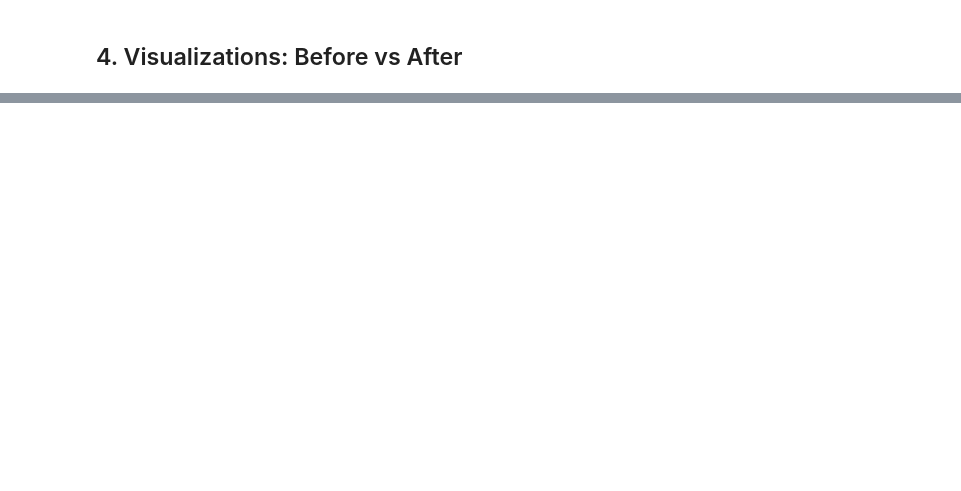
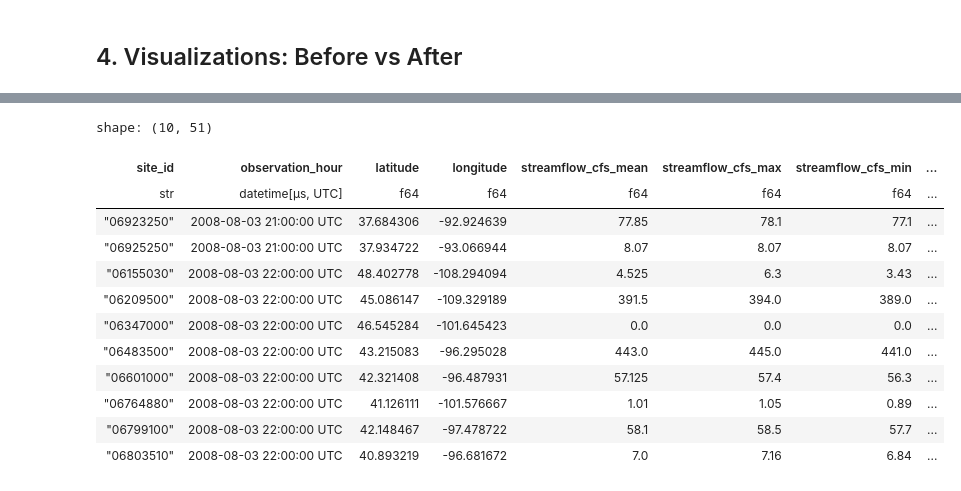
Before and after one commit to connorjsmith28/Flood-Forecasting, a Jupyter notebook: data_exploration/site_filtering.ipynb, the cells around one changed output, grey strips where cells are left out. Saved outputs shown, nothing was run; the diff lists cells and outputs as text; code cells hidden in the pictures; blank space fills up the shorter version.

```diff
--- a/data_exploration/site_filtering.ipynb
+++ b/data_exploration/site_filtering.ipynb
@@ -337 +345,18 @@ shape: (267, 1)
 └─────────────────┘
+# %%
+# First few rows
+kept_df.head(10)
+# %% [output]
+shape: (10, 51)
+| site_id | observation_hour | latitude | longitude | streamflow_cfs_mean | streamflow_cfs_max | streamflow_cfs_min | ... |
+| str | datetime[μs, UTC] | f64 | f64 | f64 | f64 | f64 | ... |
+| "06923250" | 2008-08-03 21:00:00 UTC | 37.684306 | -92.924639 | 77.85 | 78.1 | 77.1 | ... |
+| "06925250" | 2008-08-03 21:00:00 UTC | 37.934722 | -93.066944 | 8.07 | 8.07 | 8.07 | ... |
+| "06155030" | 2008-08-03 22:00:00 UTC | 48.402778 | -108.294094 | 4.525 | 6.3 | 3.43 | ... |
+| "06209500" | 2008-08-03 22:00:00 UTC | 45.086147 | -109.329189 | 391.5 | 394.0 | 389.0 | ... |
+| "06347000" | 2008-08-03 22:00:00 UTC | 46.545284 | -101.645423 | 0.0 | 0.0 | 0.0 | ... |
+| "06483500" | 2008-08-03 22:00:00 UTC | 43.215083 | -96.295028 | 443.0 | 445.0 | 441.0 | ... |
+| "06601000" | 2008-08-03 22:00:00 UTC | 42.321408 | -96.487931 | 57.125 | 57.4 | 56.3 | ... |
+| "06764880" | 2008-08-03 22:00:00 UTC | 41.126111 | -101.576667 | 1.01 | 1.05 | 0.89 | ... |
+| "06799100" | 2008-08-03 22:00:00 UTC | 42.148467 | -97.478722 | 58.1 | 58.5 | 57.7 | ... |
+| "06803510" | 2008-08-03 22:00:00 UTC | 40.893219 | -96.681672 | 7.0 | 7.16 | 6.84 | ... |
```
Also changed, not shown: parts of 8 cells of this notebook, 2 other files.
